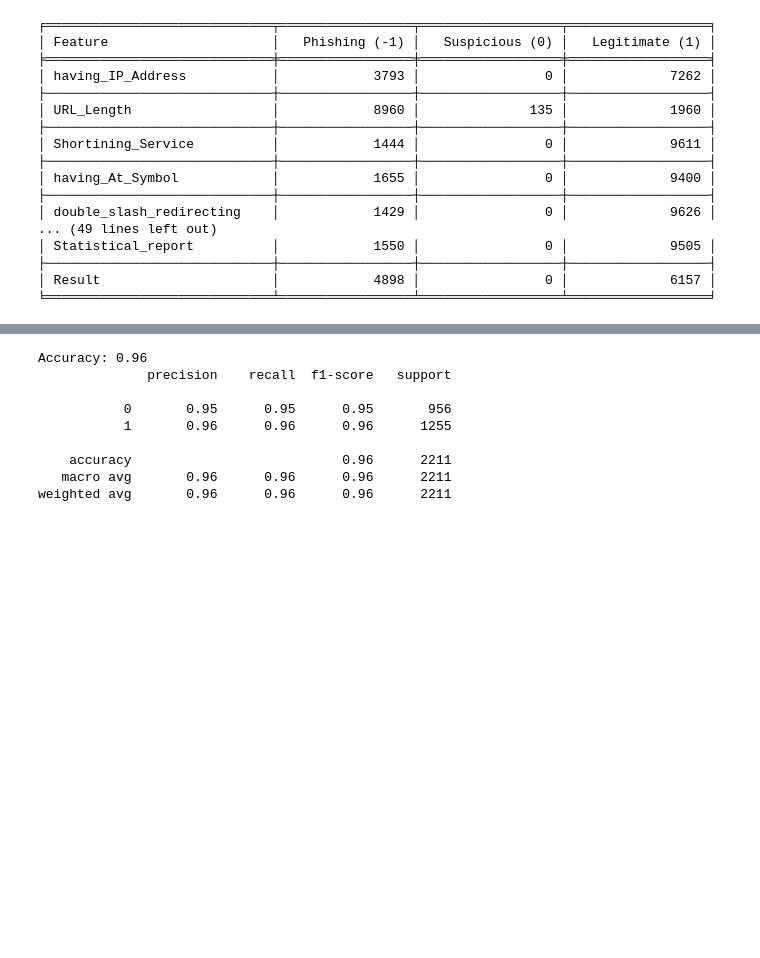
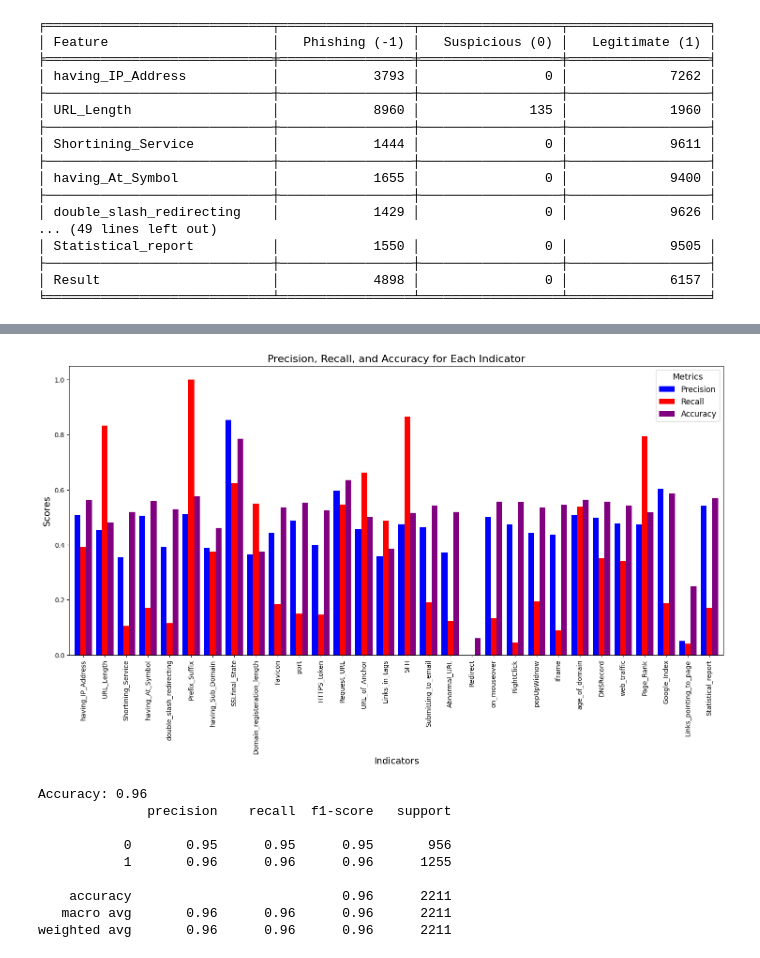
Before and after one commit to nathanMils/781-Project, a Jupyter notebook: notebooks/eda.ipynb, the cells around one changed output, grey strips where cells are left out. Cells and saved outputs as stored; diff of their text form; code cells hidden in the pictures; blank space fills up the shorter version.

```diff
--- a/notebooks/eda.ipynb
+++ b/notebooks/eda.ipynb
@@ -351,3 +425,19 @@ create_table(data, headers)
+# %%
+metrics_df = pd.DataFrame(metrics)
+metrics_df.set_index('Feature', inplace=True)
+colors = ['blue', 'red', 'purple']
+
+# Plot the data with custom colors
+metrics_df.plot(kind='bar', figsize=(18, 8), width=0.8, color=colors)
+plt.title('Precision, Recall, and Accuracy for Each Indicator', fontsize=16)
+plt.xlabel('Indicators', fontsize=14)
+plt.ylabel('Scores', fontsize=14)
+plt.legend(title='Metrics', fontsize=12, title_fontsize='13')
+plt.xticks(fontsize=10)
+plt.yticks(fontsize=10)
+plt.show()
+# %% [output]
+[figure, added]
 # %%
 from sklearn.tree import DecisionTreeClassifier
 
```
Also changed, not shown: parts of 2 cells of this notebook, 16 other files.
